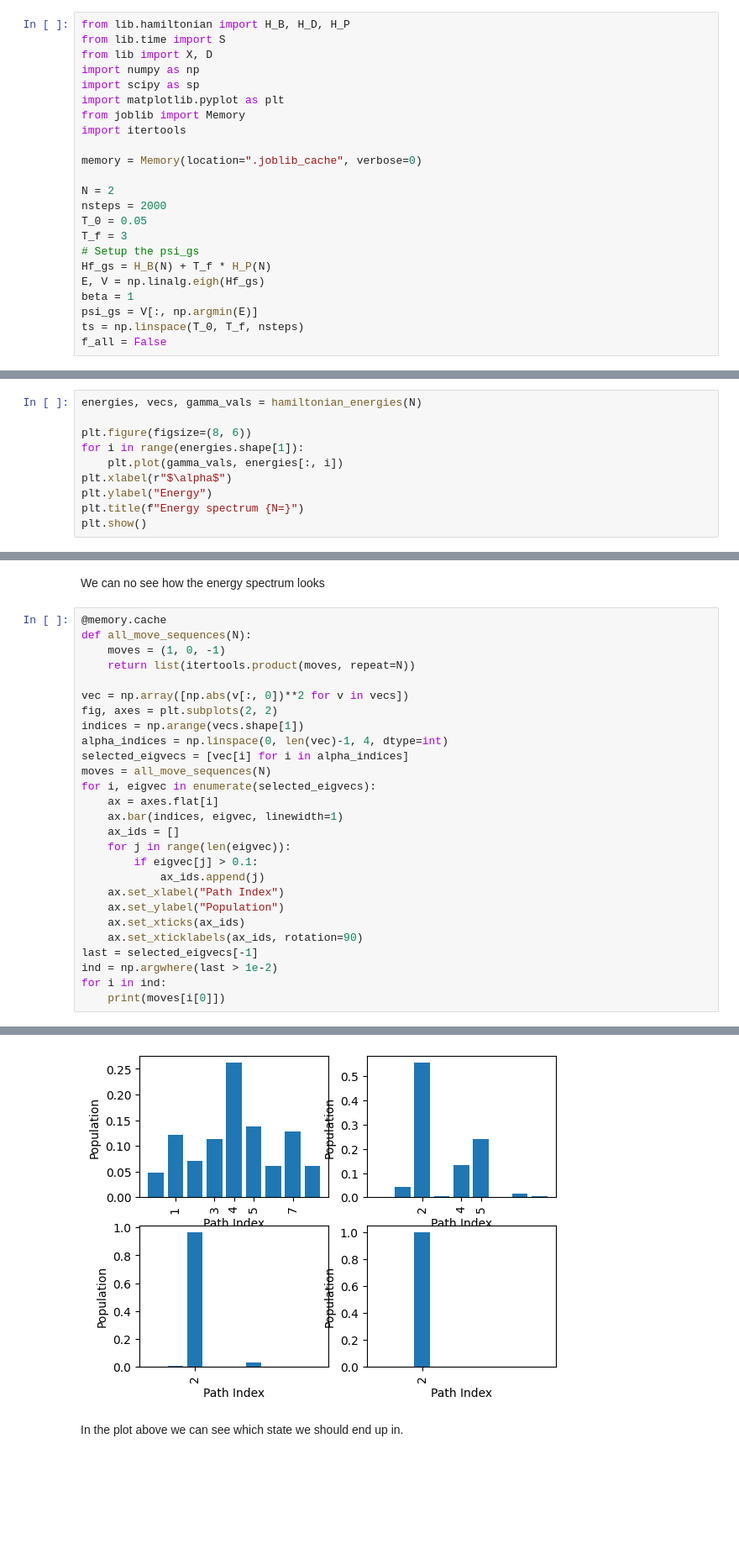
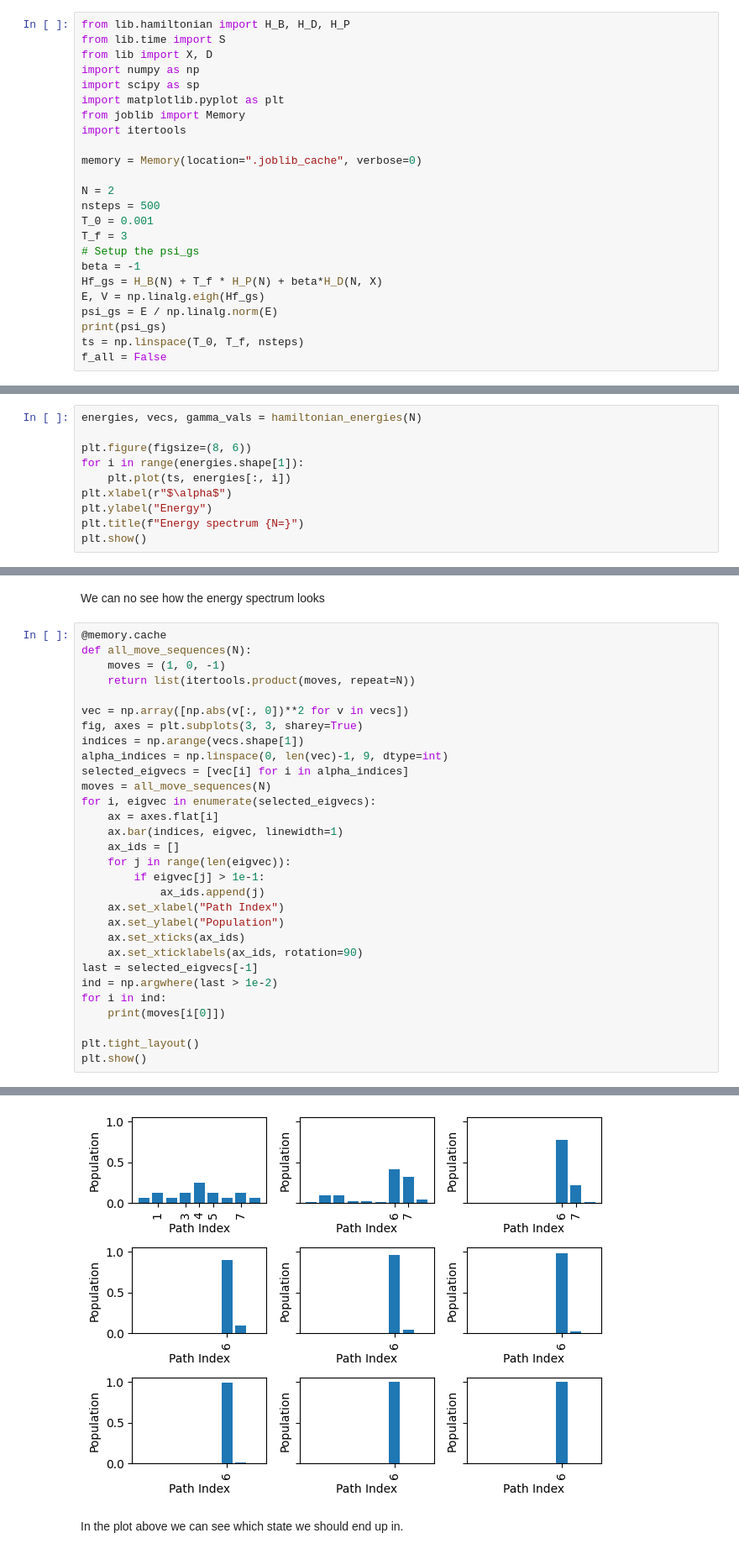
Before and after one commit to Secretmud/zermelos-navigation-problem, a Jupyter notebook: src/yves_method.ipynb, the cells around one changed output, grey strips where cells are left out. Shown at 84% size. Cells and saved outputs as stored; diff of their text form; blank space fills up the shorter version.

```diff
--- a/src/yves_method.ipynb
+++ b/src/yves_method.ipynb
@@ -11,13 +11,14 @@ import itertools
 memory = Memory(location=".joblib_cache", verbose=0)
 
 N = 2
-nsteps = 2000
-T_0 = 0.05
+nsteps = 500
+T_0 = 0.001
 T_f = 3
 # Setup the psi_gs
-Hf_gs = H_B(N) + T_f * H_P(N)
+beta = -1
+Hf_gs = H_B(N) + T_f * H_P(N) + beta*H_D(N, X)
 E, V = np.linalg.eigh(Hf_gs)
-beta = 1
-psi_gs = V[:, np.argmin(E)]
+psi_gs = E / np.linalg.norm(E)
+print(psi_gs)
 ts = np.linspace(T_0, T_f, nsteps)
 f_all = False
@@ -60,7 +65,7 @@ energies, vecs, gamma_vals = hamiltonian_energies(N)
 
 plt.figure(figsize=(8, 6))
 for i in range(energies.shape[1]):
-    plt.plot(gamma_vals, energies[:, i])
+    plt.plot(ts, energies[:, i])
 plt.xlabel(r"$\alpha$")
 plt.ylabel("Energy")
 plt.title(f"Energy spectrum {N=}")
@@ -76,9 +81,9 @@ def all_move_sequences(N):
     return list(itertools.product(moves, repeat=N))
 
 vec = np.array([np.abs(v[:, 0])**2 for v in vecs])
-fig, axes = plt.subplots(2, 2)
+fig, axes = plt.subplots(3, 3, sharey=True)
 indices = np.arange(vecs.shape[1])
-alpha_indices = np.linspace(0, len(vec)-1, 4, dtype=int)
+alpha_indices = np.linspace(0, len(vec)-1, 9, dtype=int)
 selected_eigvecs = [vec[i] for i in alpha_indices]
 moves = all_move_sequences(N)
 for i, eigvec in enumerate(selected_eigvecs):
@@ -86,7 +91,7 @@ for i, eigvec in enumerate(selected_eigvecs):
     ax.bar(indices, eigvec, linewidth=1)
     ax_ids = []
     for j in range(len(eigvec)):
-        if eigvec[j] > 0.1:
+        if eigvec[j] > 1e-1:
             ax_ids.append(j)
     ax.set_xlabel("Path Index")
     ax.set_ylabel("Population")
@@ -96,4 +101,7 @@ last = selected_eigvecs[-1]
 ind = np.argwhere(last > 1e-2)
 for i in ind:
     print(moves[i[0]])
+
+plt.tight_layout()
+plt.show()
 # %% [output]
@@ -101,4 +109,4 @@ for i in ind:
-[figure, old version]
+[figure, new version]
 # %% [markdown]
 In the plot above we can see which state we should end up in.
 # %%
```
Also changed, not shown: parts of 7 cells of this notebook, 4 other files.
